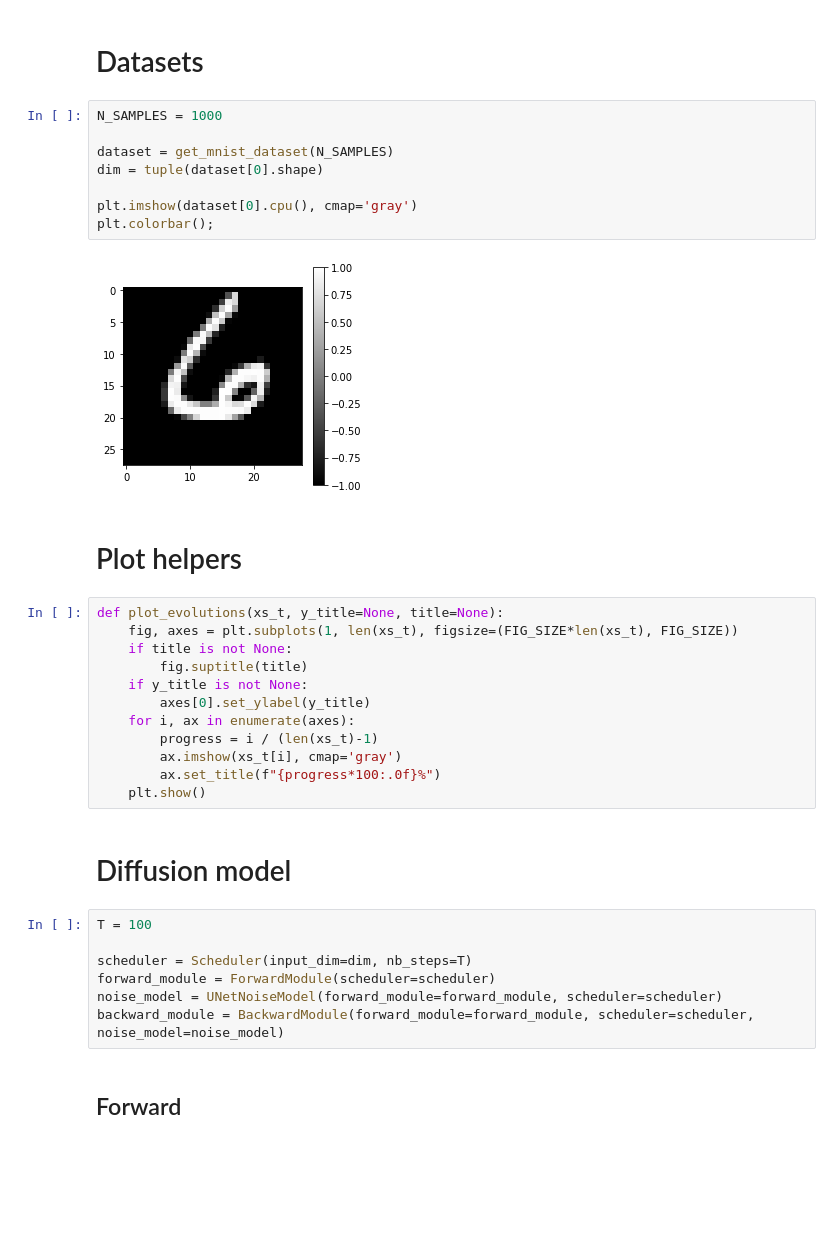
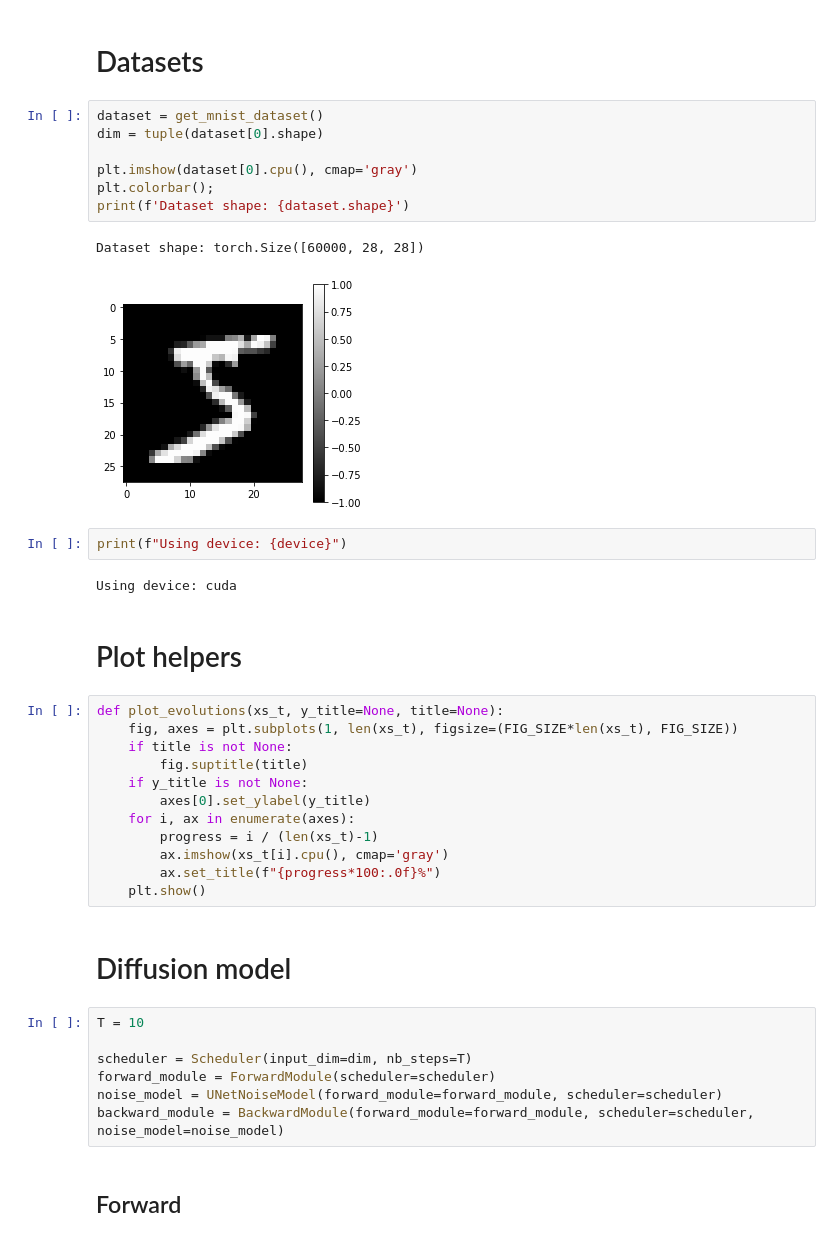
Before and after one commit to lucasmrdt/diffusion-model, a Jupyter notebook: notebooks/model_on_mnist.ipynb, the cells around one changed output. Cells and saved outputs as stored; diff of their text form; blank space fills up the shorter version.

```diff
--- a/notebooks/model_on_mnist.ipynb
+++ b/notebooks/model_on_mnist.ipynb
@@ -28,15 +28,19 @@ matplotlib.rcParams['figure.figsize'] = (FIG_SIZE, FIG_SIZE)
 # %% [markdown]
 # Datasets
 # %%
-N_SAMPLES = 1000
-
-dataset = get_mnist_dataset(N_SAMPLES)
+dataset = get_mnist_dataset()
 dim = tuple(dataset[0].shape)
 
 plt.imshow(dataset[0].cpu(), cmap='gray')
 plt.colorbar();
+print(f'Dataset shape: {dataset.shape}')
 # %% [output]
+Dataset shape: torch.Size([60000, 28, 28])
-[figure, old version]
+[figure, new version]
+# %%
+print(f"Using device: {device}")
+# %% [output]
+Using device: cuda
 # %% [markdown]
 # Plot helpers
 # %%
@@ -48,13 +52,13 @@ def plot_evolutions(xs_t, y_title=None, title=None):
         axes[0].set_ylabel(y_title)
     for i, ax in enumerate(axes):
         progress = i / (len(xs_t)-1)
-        ax.imshow(xs_t[i], cmap='gray')
+        ax.imshow(xs_t[i].cpu(), cmap='gray')
         ax.set_title(f"{progress*100:.0f}%")
     plt.show()
 # %% [markdown]
 # Diffusion model
 # %%
-T = 100
+T = 10
 
 scheduler = Scheduler(input_dim=dim, nb_steps=T)
 forward_module = ForwardModule(scheduler=scheduler)
```
Also changed, not shown: parts of 4 cells of this notebook, 1 other file.
